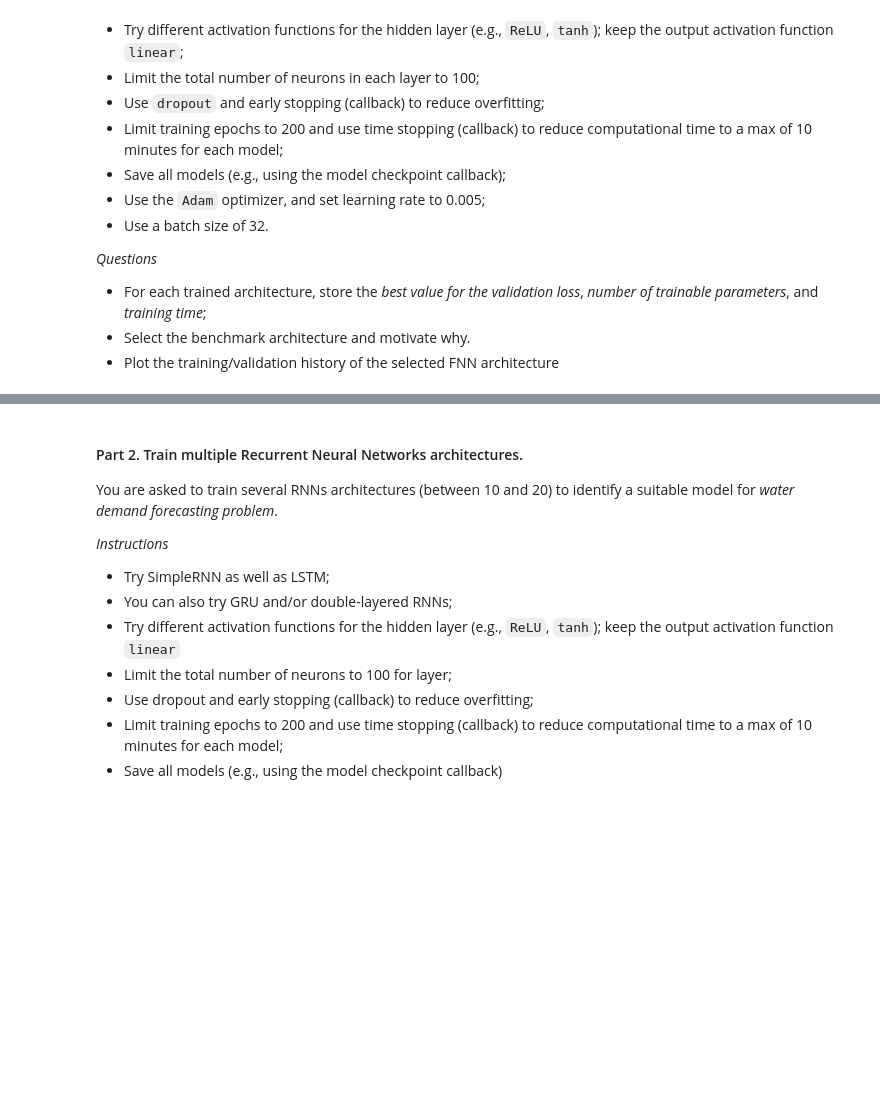
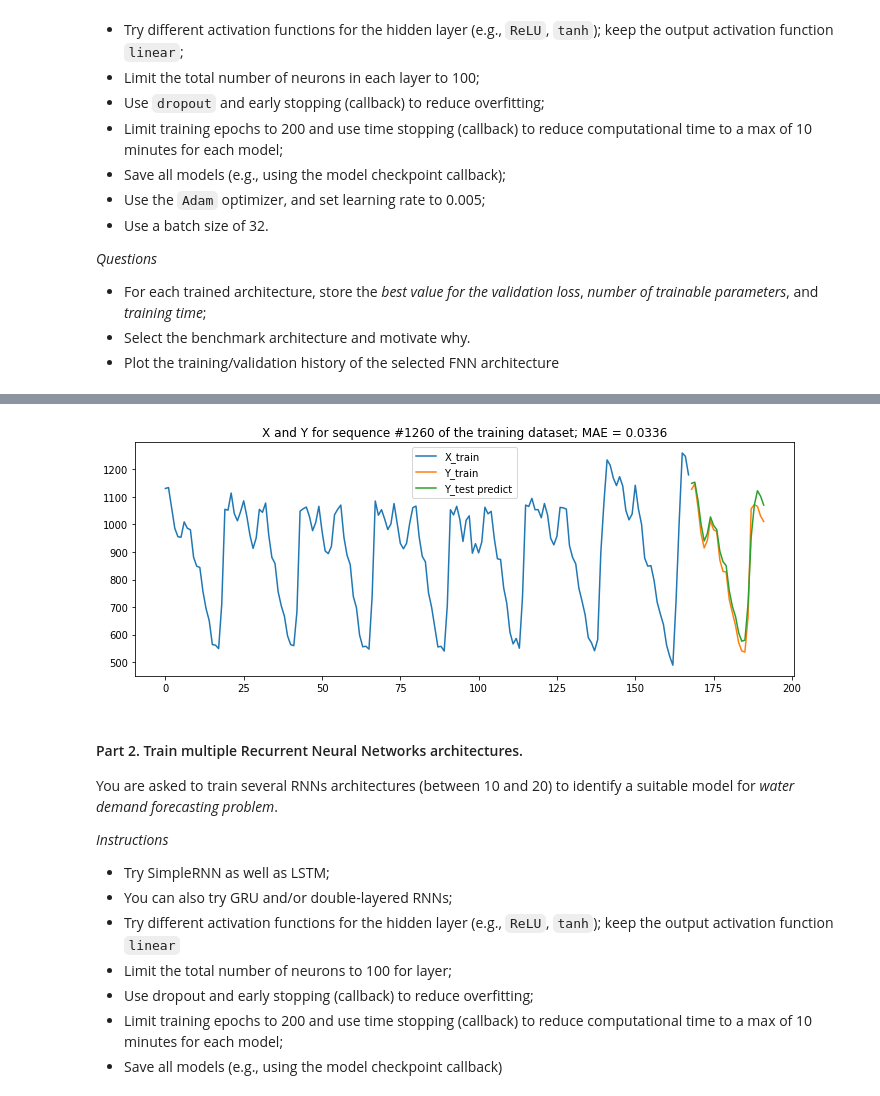
Before and after one commit to tamarvooijs/Applied-Machine-Learning, a Jupyter notebook: Week8/Week8_Assignment_ForecastWaterDemand.ipynb, the cells around one changed output, grey strips where cells are left out. Saved outputs shown, nothing was run; the diff lists cells and outputs as text; code cells hidden in the pictures; blank space fills up the shorter version.

```diff
--- a/Week8/Week8_Assignment_ForecastWaterDemand.ipynb
+++ b/Week8/Week8_Assignment_ForecastWaterDemand.ipynb
@@ -420,21 +251,0 @@ plt.show()
-# %%
-### Compare model predictions to true output; tested on test data set
-best_model_ix = res_df_fnn['val_loss'].astype(float).idxmin()
-
-# Obtain best trained model
-neurons, layers, activation, dropout_rate, model_name = res_df_fnn.loc[best_model_ix, ['neurons', 'layers', 'activation', 'dropout_rate', 'model_name']]
-best_model = FNNmodel(neurons, layers, activation, dropout_rate)                     # define model architecture
-best_model.load_weights(f'{working_folder}FNN_Model_parameters/{model_name}.hdf5')   # load trained model parameters into model
-Y_test_pred = best_model.predict(X_test)                                             # predict output on test data set
-
-# Plot predictions
-random_ix = np.random.choice(X_test.shape[0])
-fig, ax = plt.subplots(1,figsize=(10,4))
-ax.plot(np.arange(T), scaler.inverse_transform(X_test[random_ix].reshape(-1, 1)), label='X_train')
-ax.plot(np.arange(T,T+H), scaler.inverse_transform(Y_test[random_ix].reshape(-1, 1)), label='Y_train')
-ax.plot(np.arange(T,T+H), scaler.inverse_transform(Y_test_pred[random_ix].reshape(-1, 1)), label='Y_test predict')
-ax.legend()
-ax.set_title(f'X and Y for sequence #{random_ix} of the training dataset; MAE = {mean_absolute_error(Y_test[random_ix], Y_test_pred[random_ix]).round(4)}')
-
-fig.tight_layout()
-plt.show()
@@ -443,3 +435,26 @@ plt.show()
+# %%
+### Compare model predictions to true output; tested on test data set
+fnnbest_model_ix = res_df_fnn['val_loss'].astype(float).idxmin()
+
+# Obtain best trained model
+neurons, layers, activation, dropout_rate, model_name = res_df_fnn.loc[fnnbest_model_ix, ['neurons', 'layers', 'activation', 'dropout_rate', 'model_name']]
+fnnbest_model = FNNmodel(neurons, layers, activation, dropout_rate)                     # define model architecture
+fnnbest_model.load_weights(f'{working_folder}FNN_Model_parameters/{model_name}.hdf5')   # load trained model parameters into model
+Y_test_pred = fnnbest_model.predict(X_test)                                             # predict output on test data set
+
+# Plot predictions
+random_ix = np.random.choice(X_test.shape[0])
+fig, ax = plt.subplots(1,figsize=(10,4))
+ax.plot(np.arange(T), scaler.inverse_transform(X_test[random_ix].reshape(-1, 1)), label='X_train')
+ax.plot(np.arange(T,T+H), scaler.inverse_transform(Y_test[random_ix].reshape(-1, 1)), label='Y_train')
+ax.plot(np.arange(T,T+H), scaler.inverse_transform(Y_test_pred[random_ix].reshape(-1, 1)), label='Y_test predict')
+ax.legend()
+ax.set_title(f'X and Y for sequence #{random_ix} of the training dataset; MAE = {mean_absolute_error(Y_test[random_ix], Y_test_pred[random_ix]).round(4)}')
+
+fig.tight_layout()
+plt.show()
+# %% [output]
+[figure, added]
 # %% [markdown]
 #### Part 2. Train multiple Recurrent Neural Networks architectures.
 
```
Also changed, not shown: parts of 36 cells of this notebook.
